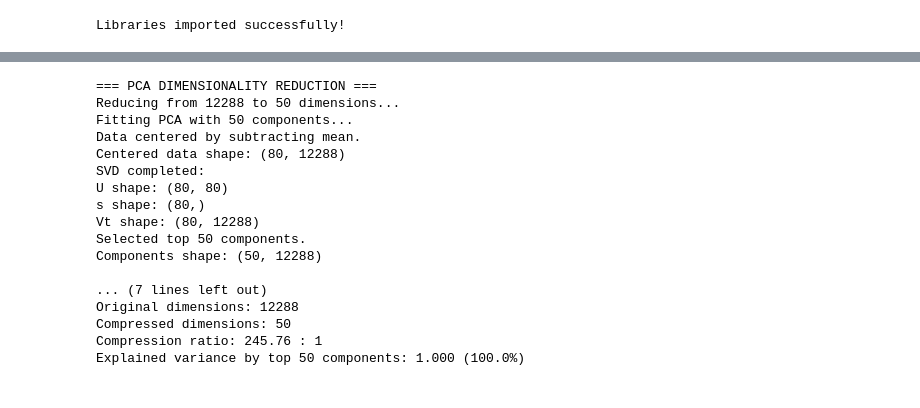
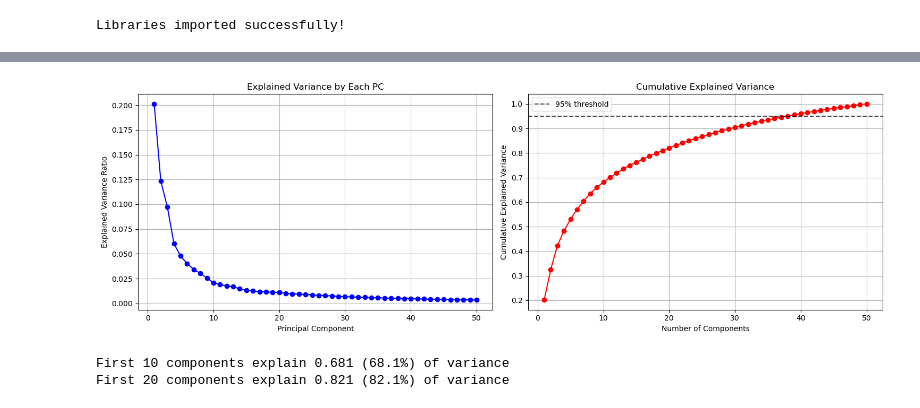
Before and after one commit to Rishad-007/phd, a Jupyter notebook: pca_lda.ipynb, the cells around one changed output, grey strips where cells are left out. Drawn from its saved outputs; the diff is of its cells as text; code cells hidden in the pictures.

```diff
--- a/pca_lda.ipynb
+++ b/pca_lda.ipynb
@@ -267,51 +211,30 @@ Test labels distribution: Cats=10, Dogs=10
 # %%
-# --- Step 6: Apply PCA for Dimensionality Reduction ---
-n_components = 50  # Reduce to 50 dimensions
+# --- Step 6: Visualize PCA Results ---
+fig, axes = plt.subplots(1, 2, figsize=(15, 5))
 
-print(f"\n=== PCA DIMENSIONALITY REDUCTION ===")
-print(f"Reducing from {X_train.shape[1]} to {n_components} dimensions...")
+# Plot explained variance by each component
+axes[0].plot(range(1, len(explained_variance_ratio) + 1), explained_variance_ratio, 'bo-')
+axes[0].set_xlabel('Principal Component')
+axes[0].set_ylabel('Explained Variance Ratio')
+axes[0].set_title('Explained Variance by Each PC')
+axes[0].grid(True)
 
-# Initialize and fit PCA
-pca = PCA(n_components=n_components)
-X_train_pca = pca.fit_transform(X_train)
-X_test_pca = pca.transform(X_test)
+# Plot cumulative explained variance
+axes[1].plot(range(1, len(cumulative_variance) + 1), cumulative_variance, 'ro-')
+axes[1].set_xlabel('Number of Components')
+axes[1].set_ylabel('Cumulative Explained Variance')
+axes[1].set_title('Cumulative Explained Variance')
+axes[1].grid(True)
+axes[1].axhline(y=0.95, color='k', linestyle='--', alpha=0.7, label='95% threshold')
+axes[1].legend()
 
-print(f"\n--- PCA Results ---")
-print(f"Original training data shape: {X_train.shape}")
-print(f"PCA training data shape: {X_train_pca.shape}")
-print(f"Original test data shape: {X_test.shape}")
-print(f"PCA test data shape: {X_test_pca.shape}")
+plt.tight_layout()
+plt.show()
 
-# Calculate compression ratio
-original_size = X_train.shape[1]
-compressed_size = n_components
-compression_ratio = original_size / compressed_size
-
-print(f"\n--- Compression Analysis ---")
-print(f"Original dimensions: {original_size}")
-print(f"Compressed dimensions: {compressed_size}")
-print(f"Compression ratio: {compression_ratio:.2f} : 1")
-
-# Show explained variance (approximate)
-explained_variance_ratio = pca.singular_values**2 / np.sum(pca.singular_values**2)
-cumulative_variance = np.cumsum(explained_variance_ratio)
-print(f"Explained variance by top {n_components} components: {cumulative_variance[-1]:.3f} ({cumulative_variance[-1]*100:.1f}%)")
+print(f"First 10 components explain {cumulative_variance[9]:.3f} ({cumulative_variance[9]*100:.1f}%) of variance")
+print(f"First 20 components explain {cumulative_variance[19]:.3f} ({cumulative_variance[19]*100:.1f}%) of variance")
 # %% [output]
+[figure, added]
-=== PCA DIMENSIONALITY REDUCTION ===
-Reducing from 12288 to 50 dimensions...
-Fitting PCA with 50 components...
-Data centered by subtracting mean.
-Centered data shape: (80, 12288)
-SVD completed:
-U shape: (80, 80)
-s shape: (80,)
-Vt shape: (80, 12288)
-Selected top 50 components.
-Components shape: (50, 12288)
-
-... (7 lines left out)
-Original dimensions: 12288
-Compressed dimensions: 50
-Compression ratio: 245.76 : 1
-Explained variance by top 50 components: 1.000 (100.0%)
+First 10 components explain 0.681 (68.1%) of variance
+First 20 components explain 0.821 (82.1%) of variance
 # %%
```
Also changed, not shown: parts of 11 cells of this notebook.
